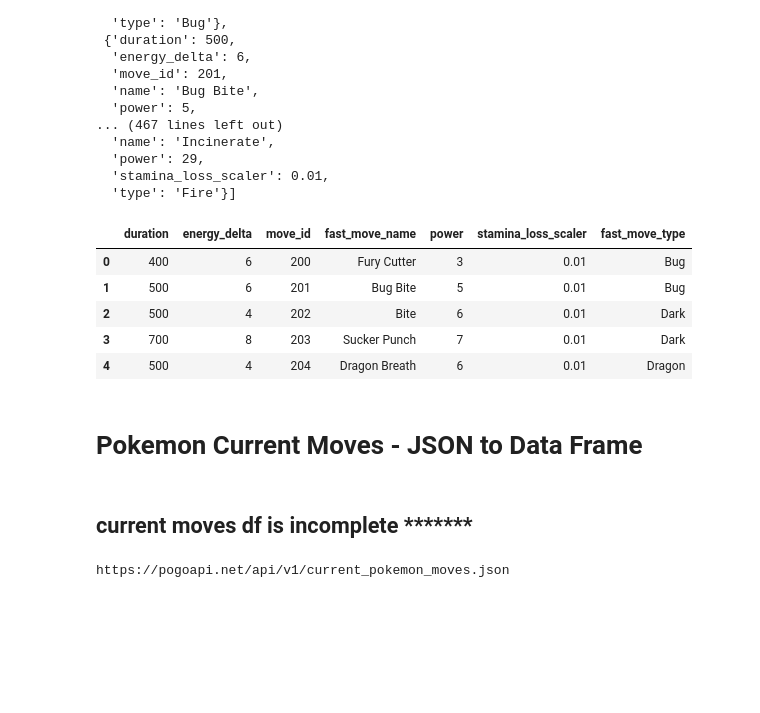
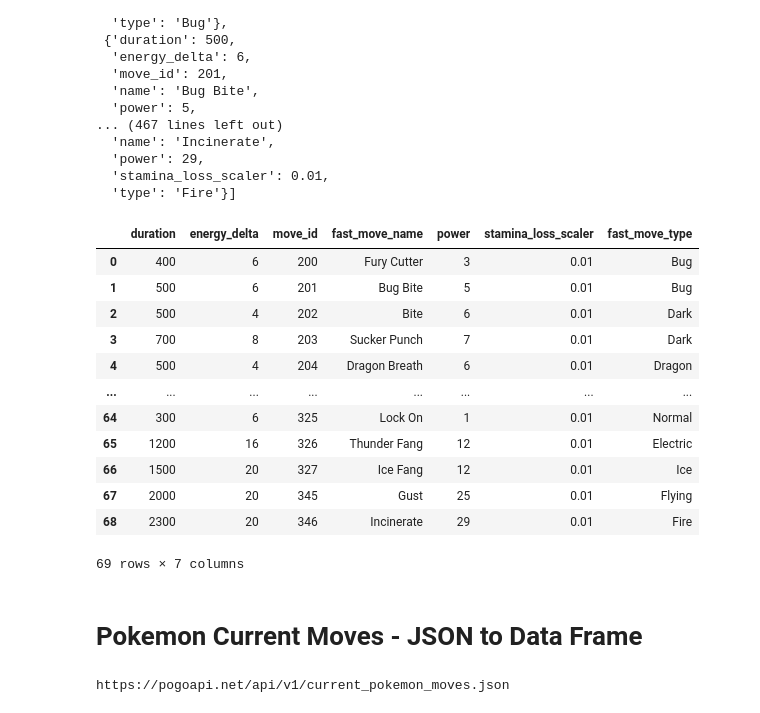
Before and after one commit to tiffanyharris711/gotta-cache-em-all, a Jupyter notebook: Combined/Analysis/Analysis.ipynb, the cells around one changed output. Drawn from its saved outputs; the diff is of its cells as text; code cells hidden in the pictures; blank space fills up the shorter version.

```diff
--- a/Analysis/Analysis.ipynb
+++ b/Combined/Analysis/Analysis.ipynb
@@ -243,23 +243,28 @@ for i in range(len(url_response)):
 # %%
 complete_list = [duration_list, energy_delta_list, move_id_list, fast_move_name_list,
                  power_list, stamina_loss_scaler_list, fast_move_type_list]
 
-df_fast_moves = pd.DataFrame(complete_list).transpose()
-df_fast_moves.columns = ['duration','energy_delta', 'move_id', 'fast_move_name',
+df_fast_moves_stats = pd.DataFrame(complete_list).transpose()
+df_fast_moves_stats.columns = ['duration','energy_delta', 'move_id', 'fast_move_name',
                    'power', 'stamina_loss_scaler','fast_move_type']
-df_fast_moves = df_fast_moves.drop_duplicates().reset_index(drop=True)
-df_fast_moves.head()
+df_fast_moves_stats = df_fast_moves_stats.drop_duplicates().reset_index(drop=True)
+df_fast_moves_stats
 # %% [output]
 |  | duration | energy_delta | move_id | fast_move_name | power | stamina_loss_scaler | fast_move_type |
 | 0 | 400 | 6 | 200 | Fury Cutter | 3 | 0.01 | Bug |
 | 1 | 500 | 6 | 201 | Bug Bite | 5 | 0.01 | Bug |
 | 2 | 500 | 4 | 202 | Bite | 6 | 0.01 | Dark |
 | 3 | 700 | 8 | 203 | Sucker Punch | 7 | 0.01 | Dark |
 | 4 | 500 | 4 | 204 | Dragon Breath | 6 | 0.01 | Dragon |
+| ... | ... | ... | ... | ... | ... | ... | ... |
+| 64 | 300 | 6 | 325 | Lock On | 1 | 0.01 | Normal |
+| 65 | 1200 | 16 | 326 | Thunder Fang | 12 | 0.01 | Electric |
+| 66 | 1500 | 20 | 327 | Ice Fang | 12 | 0.01 | Ice |
+| 67 | 2000 | 20 | 345 | Gust | 25 | 0.01 | Flying |
+| 68 | 2300 | 20 | 346 | Incinerate | 29 | 0.01 | Fire |
+69 rows × 7 columns
 # %% [markdown]
 # Pokemon Current Moves - JSON to Data Frame
-# %% [markdown]
-## current moves df is incomplete *******
 # %%
 print(url_list[5])
 # %% [output]
```
Also changed, not shown: parts of 15 cells of this notebook, 56 other files.
